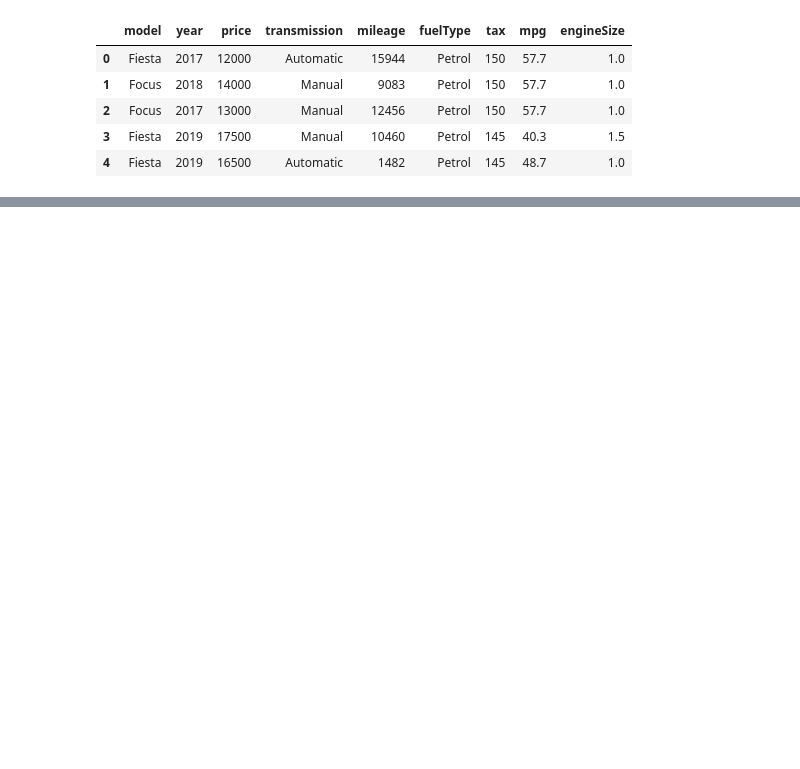
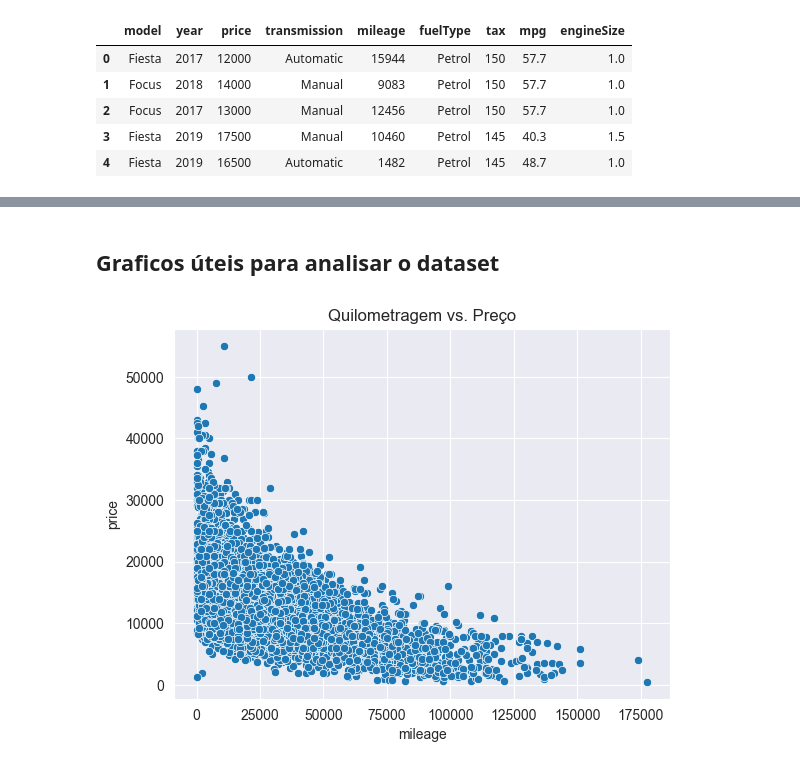
Before and after one commit to makee5/ML_ADS, a Jupyter notebook: Projeto_ML/Projeto ML.ipynb, the cells around one changed output, grey strips where cells are left out. Cells and saved outputs as stored; diff of their text form; code cells hidden in the pictures; blank space fills up the shorter version.

```diff
--- a/Projeto_ML/Projeto ML.ipynb
+++ b/Projeto_ML/Projeto ML.ipynb
@@ -34,0 +100,4 @@ df_sem_duplicados.head()
+# %%
+df_clean = df[df['year'] != 2060]
+df_clean.describe()
+print(df[df['mileage'] < 5000])
@@ -34,0 +122,8 @@ df_sem_duplicados.head()
+# %% [markdown]
+## Graficos úteis para analisar o dataset
+# %%
+sns.scatterplot(data=df_clean, x='mileage', y='price')
+plt.title('Quilometragem vs. Preço')
+plt.show()
+# %% [output]
+[figure, added]
```
Also changed, not shown: parts of 21 cells of this notebook.
